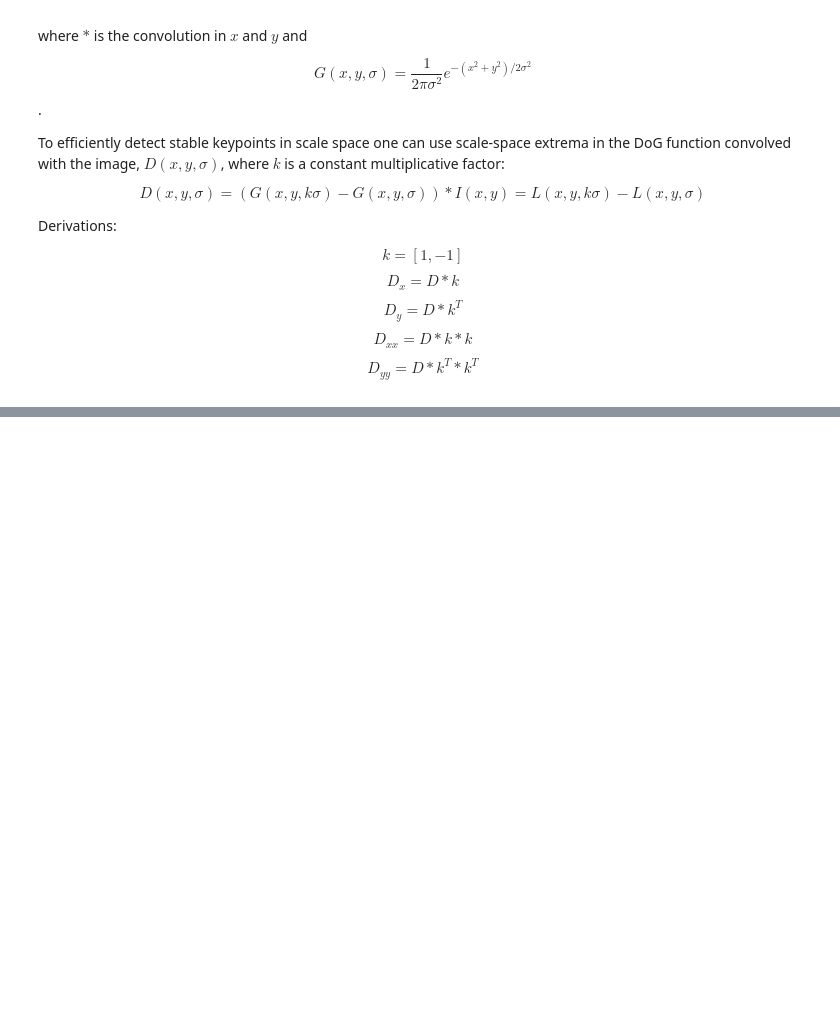
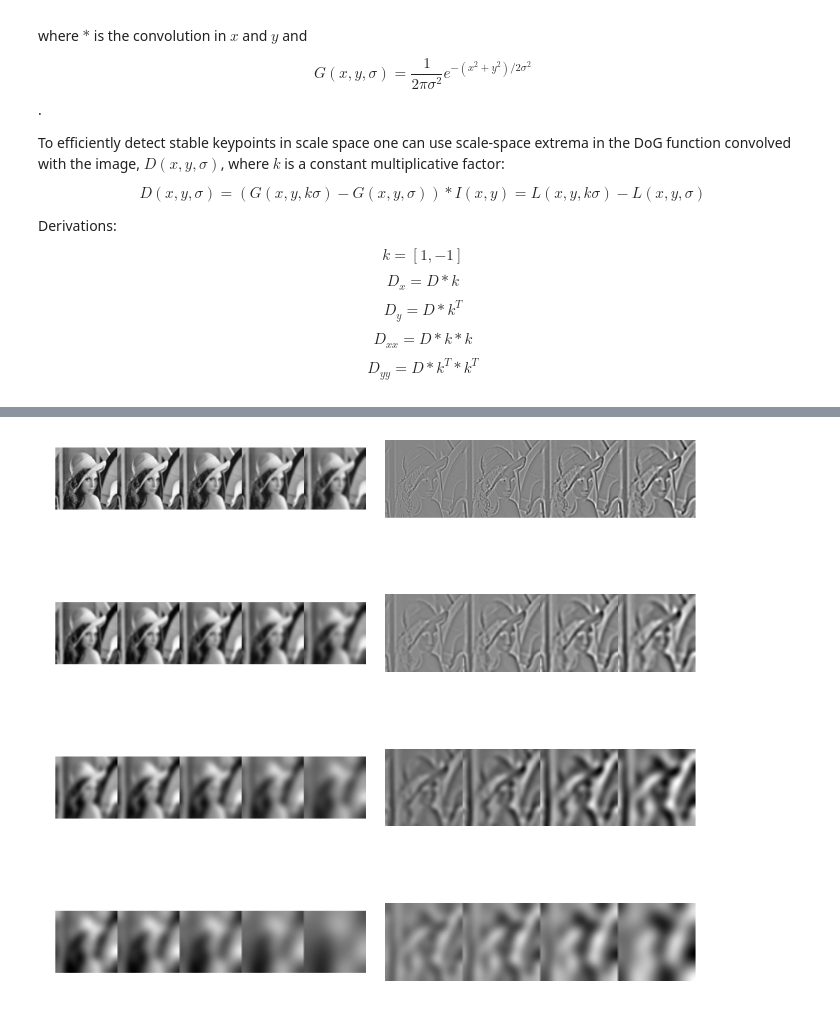
Before and after one commit to justayak/computer_vision_ws2015, a Jupyter notebook: u07/u07.ipynb, the cells around one changed output, grey strips where cells are left out. Cells and saved outputs as stored; diff of their text form; code cells hidden in the pictures; blank space fills up the shorter version.

```diff
--- a/u07/u07.ipynb
+++ b/u07/u07.ipynb
@@ -72,0 +136,32 @@ $$ D_{yy} = D*k^T*k^T$$
+# %%
+# Scale space
+class ScaleSpace(object):
+    octaves = []
+
+    def __init__(self, I):
+        Im = I.copy()
+        octave = Octave(Im)
+        while Im.shape[0] > 32:
+            Im = octave.Gauss[-2]
+            Im = misc.imresize(Im, 0.5).astype(np.float32) / 255.0
+            octave = Octave(Im)
+            self.octaves.append(octave)
+
+    def draw(self):
+        f, axs = plt.subplots(ncols=2, nrows=len(self.octaves))
+        f.set_size_inches(16, 16)
+
+        for i in range(len(self.octaves)):
+            octa = self.octaves[i]
+            axs[i][0].imshow(octa._g, cmap=plt.get_cmap('gray'))
+            axs[i][1].imshow(octa._d, cmap=plt.get_cmap('gray'))
+            axs[i][0].axis('off')
+            axs[i][1].axis('off')
+
+        plt.tight_layout()
+        plt.show()
+
+ss = ScaleSpace(I)
+ss.draw()
+# %% [output]
+[figure, added]
```
Also changed, not shown: parts of 4 cells of this notebook.
